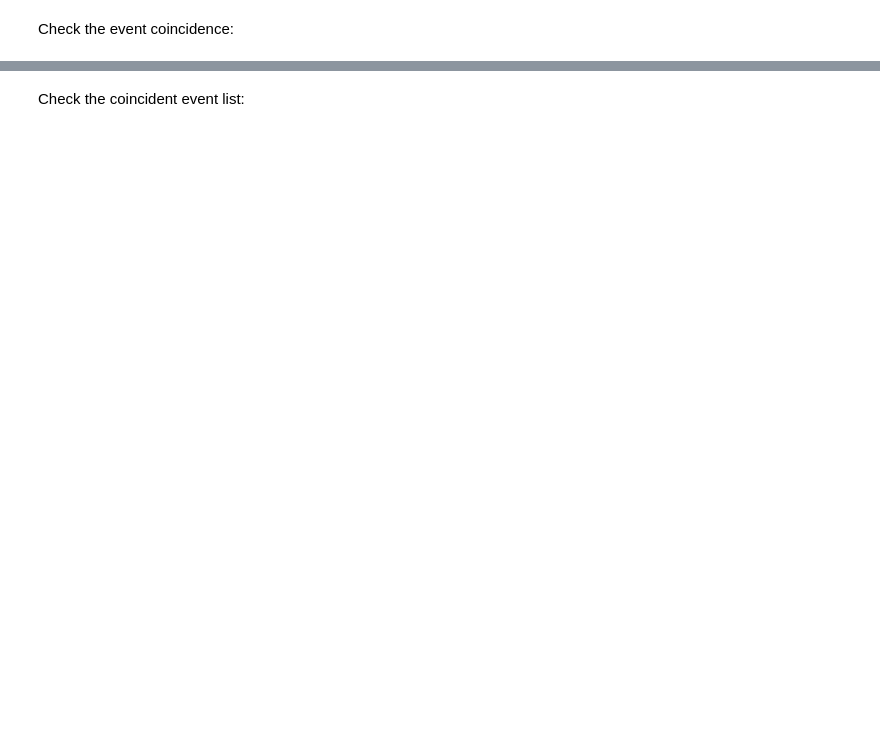
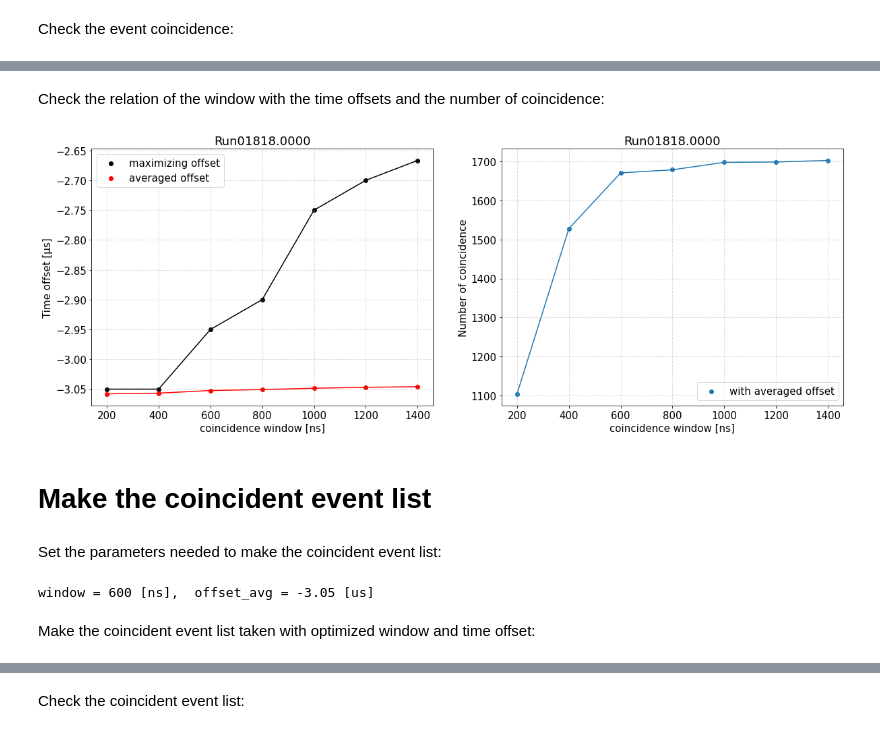
Before and after one commit to cta-observatory/magic-cta-pipe, a Jupyter notebook: magic_lst_event_coincidence.ipynb, the cells around one changed output, grey strips where cells are left out. Saved outputs shown, nothing was run; the diff lists cells and outputs as text; code cells hidden in the pictures; blank space fills up the shorter version.

```diff
--- a/magic_lst_event_coincidence.ipynb
+++ b/magic_lst_event_coincidence.ipynb
@@ -320,0 +414,44 @@ Done.
+# %% [markdown]
+Check the relation of the window with the time offsets and the number of coincidence:
+# %%
+pyplot.figure(figsize=(20, 7))
+grid = (1, 2)
+
+# === number of coincidene w.r.t. the coincidence window ===
+pyplot.subplot2grid(grid, (0, 0))
+pyplot.title(f'Run{str(run_id_lst).zfill(5)}.{str(subrun_id_lst).zfill(4)}')
+pyplot.xlabel('coincidence window [ns]')
+pyplot.ylabel('Time offset [µs]')
+
+pyplot.plot(window_bins*sec2ns, np.array(offsets_max)*sec2us, color='black')
+pyplot.scatter(window_bins*sec2ns, np.array(offsets_max)*sec2us, label=f'maximizing offset', color='black')
+
+pyplot.plot(window_bins*sec2ns, np.array(offsets_avg)*sec2us, color='red')
+pyplot.scatter(window_bins*sec2ns, np.array(offsets_avg)*sec2us, label=f'averaged offset', color='red')
+
+pyplot.legend()
+pyplot.grid()
+
+# === time offsets w.r.t. the coincidence window ===
+pyplot.subplot2grid(grid, (0, 1))
+pyplot.title(f'Run{str(run_id_lst).zfill(5)}.{str(subrun_id_lst).zfill(4)}')
+pyplot.xlabel('coincidence window [ns]')
+pyplot.ylabel('Number of coincidence')
+
+pyplot.plot(window_bins*sec2ns, nums_stereo_avg, color=colors_default[0])
+pyplot.scatter(window_bins*sec2ns, nums_stereo_avg, color=colors_default[0], label='with averaged offset')
+
+pyplot.legend()
+pyplot.grid()
+# %% [output]
+[figure, added]
+# %% [markdown]
+# Make the coincident event list
+# %% [markdown]
+Set the parameters needed to make the coincident event list:
+# %%
+window = window_bins[2]
+offset_avg = offsets_avg[2]
+print(f'window = {window*sec2ns:.0f} [ns],  offset_avg = {offset_avg*sec2us:.2f} [us]')
+# %% [output]
+window = 600 [ns],  offset_avg = -3.05 [us]
@@ -320,0 +463,2 @@ Done.
+# %% [markdown]
+Make the coincident event list taken with optimized window and time offset:
```
Also changed, not shown: parts of 55 cells of this notebook.
